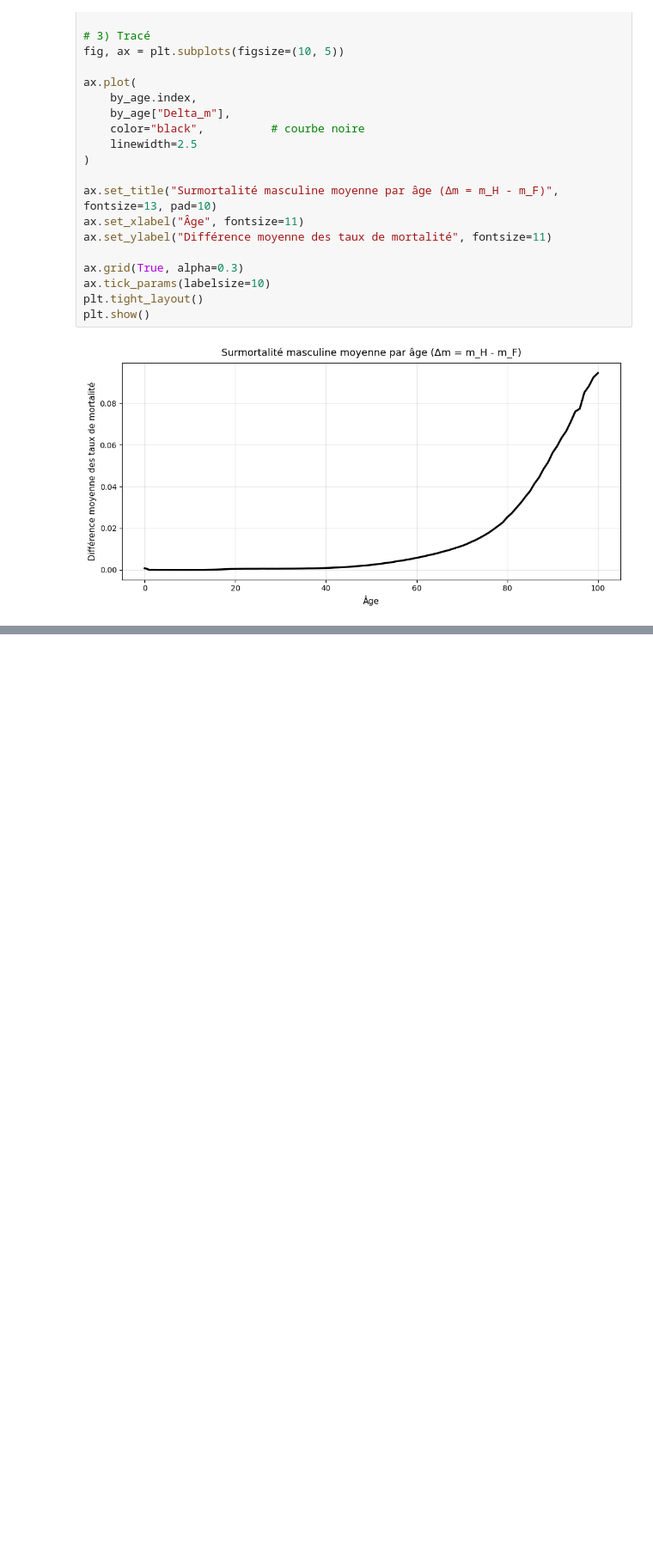
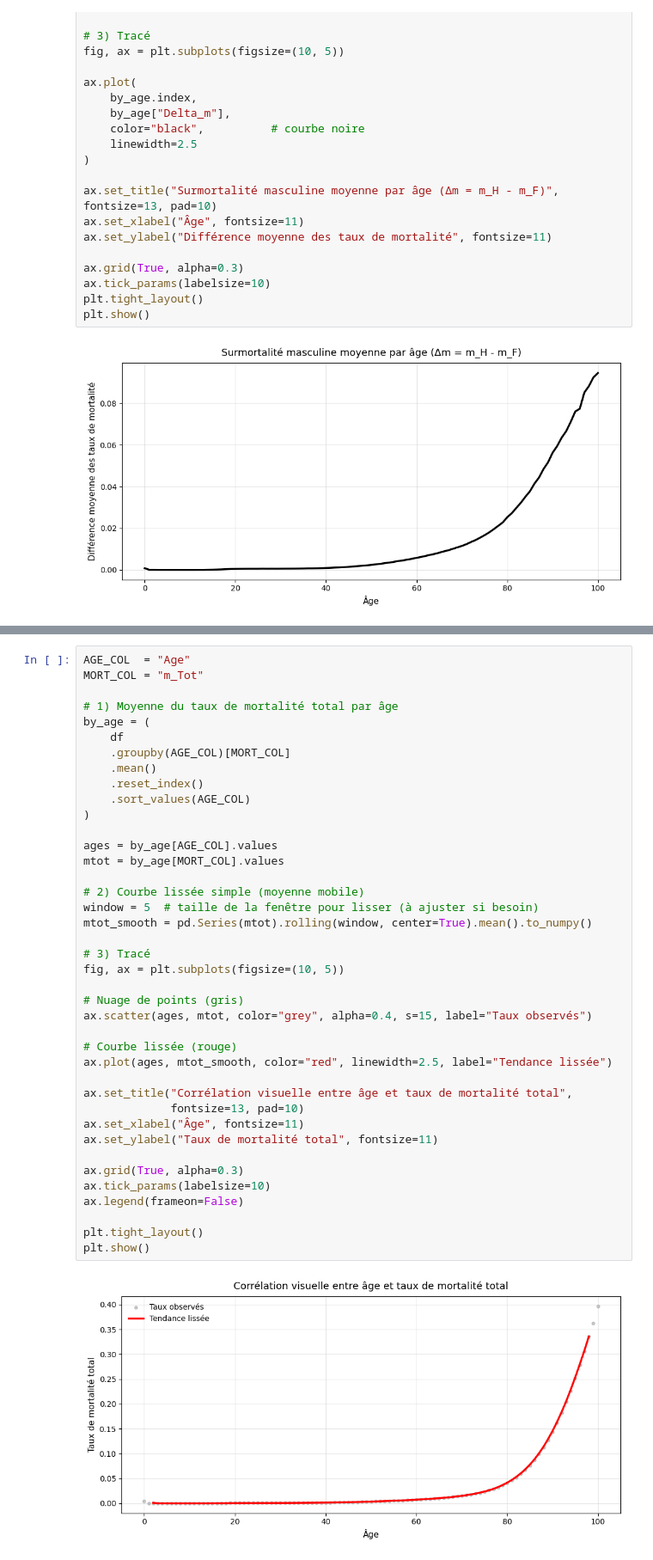
Before and after one commit to Salah10-source/Python-Project-Mortality, a Jupyter notebook: Python-Project/notbokes/notebooks/demo.ipynb, the cells around one changed output, grey strips where cells are left out. Shown at 86% size. Cells and saved outputs as stored; diff of their text form; blank space fills up the shorter version.

```diff
--- a/Python-Project/notbokes/notebooks/demo.ipynb
+++ b/Python-Project/notbokes/notebooks/demo.ipynb
@@ -840,0 +942,42 @@ Cette dynamique est liée à la fois à des facteurs biologiques et comportement
+# %%
+AGE_COL  = "Age"
+MORT_COL = "m_Tot"
+
+# 1) Moyenne du taux de mortalité total par âge
+by_age = (
+    df
+    .groupby(AGE_COL)[MORT_COL]
+    .mean()
+    .reset_index()
+    .sort_values(AGE_COL)
+)
+
+ages = by_age[AGE_COL].values
+mtot = by_age[MORT_COL].values
+
+# 2) Courbe lissée simple (moyenne mobile)
+window = 5  # taille de la fenêtre pour lisser (à ajuster si besoin)
+mtot_smooth = pd.Series(mtot).rolling(window, center=True).mean().to_numpy()
+
+# 3) Tracé
+fig, ax = plt.subplots(figsize=(10, 5))
+
+# Nuage de points (gris)
+ax.scatter(ages, mtot, color="grey", alpha=0.4, s=15, label="Taux observés")
+
+# Courbe lissée (rouge)
+ax.plot(ages, mtot_smooth, color="red", linewidth=2.5, label="Tendance lissée")
+
+ax.set_title("Corrélation visuelle entre âge et taux de mortalité total",
+             fontsize=13, pad=10)
+ax.set_xlabel("Âge", fontsize=11)
+ax.set_ylabel("Taux de mortalité total", fontsize=11)
+
+ax.grid(True, alpha=0.3)
+ax.tick_params(labelsize=10)
+ax.legend(frameon=False)
+
+plt.tight_layout()
+plt.show()
+# %% [output]
+[figure, added]
```
Also changed, not shown: parts of 11 cells of this notebook, 1 other file.
